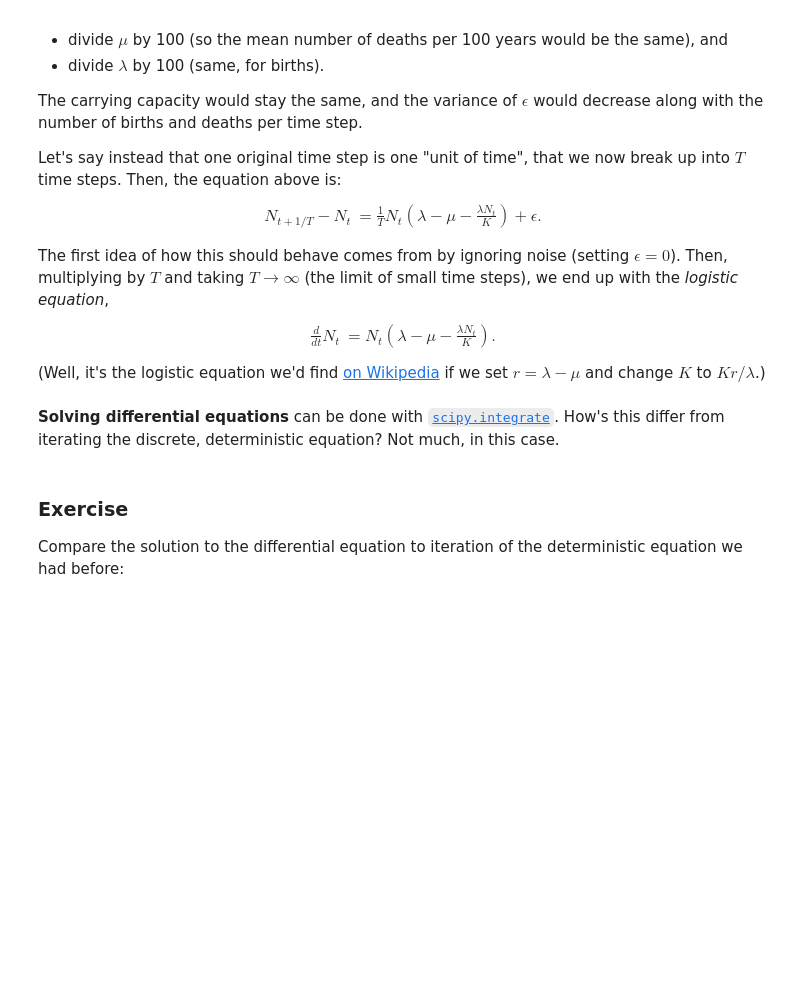
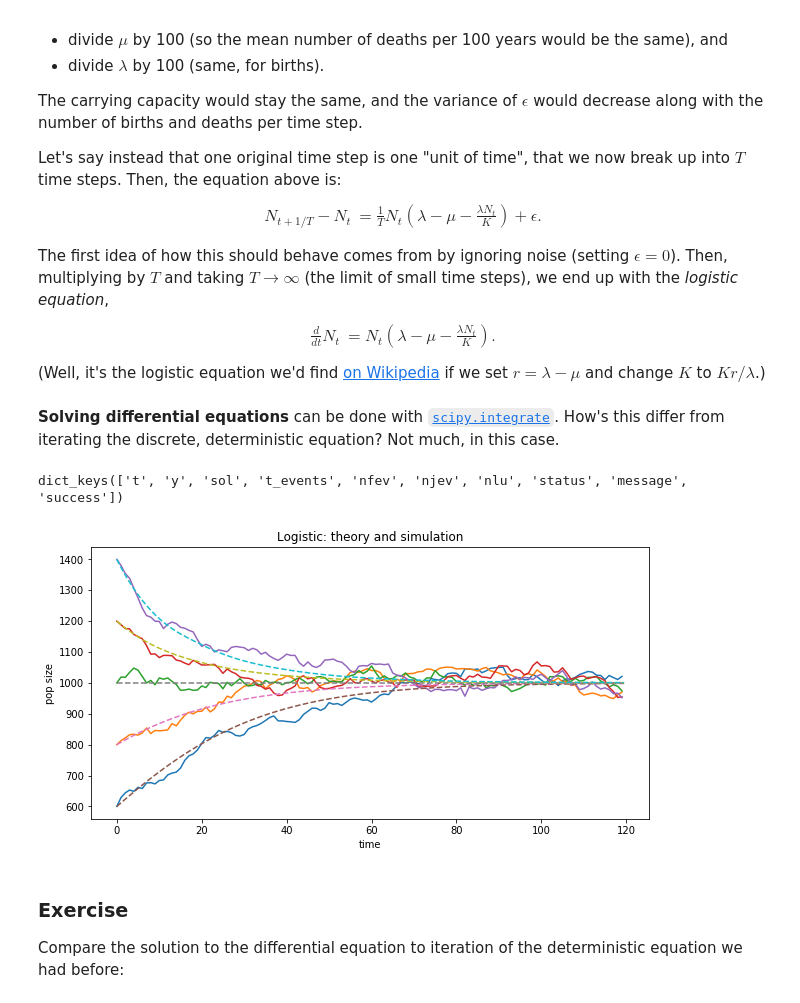
Before and after one commit to petrelharp/popbio, a Jupyter notebook: notebooks/interactions.ipynb, the cells around one changed output. Saved outputs shown, nothing was run; the diff lists cells and outputs as text; code cells hidden in the pictures; blank space fills up the shorter version.

```diff
--- a/notebooks/interactions.ipynb
+++ b/notebooks/interactions.ipynb
@@ -91,23 +91,29 @@ logistic_solns = scipy.integrate.solve_ivp(
                       fun = logistic_eqn,
                       t_span = (0.0, 120.0),
                       y0 = y0,
-                      t_eval=range(121))
+                      t_eval=np.arange(2*120)/2)
+# %%
+logistic_solns.keys()
+# %% [output]
+dict_keys(['t', 'y', 'sol', 't_events', 'nfev', 'njev', 'nlu', 'status', 'message', 'success'])
 # %%
 def logistic_gen(N, lam, mu, K):
     return (np.random.poisson(lam * N * np.fmax(0.0, 1 - N / K), len(N))
             + np.random.binomial(N, 1 - mu, len(N)))
 
 
 N = run_sim(y0,
             gen_fn=logistic_gen, ngens=120,
             lam=lam, mu=mu, K=K)
 
 plt.plot(N)
-plt.plot(logistic_solns.y.T, linestyle='--')
+plt.plot(logistic_solns.t, logistic_solns.y.T, linestyle='--')
 plt.xlabel("time")
 plt.ylabel("pop size")
 plt.title("Logistic: theory and simulation")
 plt.show()
+# %% [output]
+[figure, added]
 # %% [markdown]
 ### Exercise
 
```
Also changed, not shown: parts of 3 cells of this notebook.
